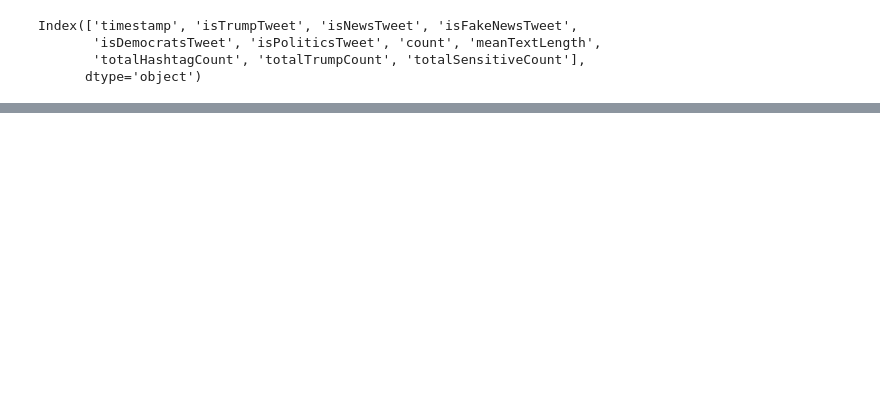
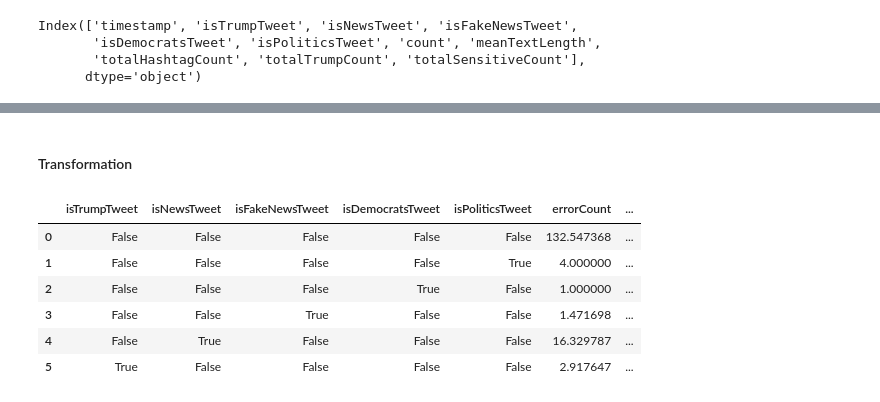
Before and after one commit to mjanschek/trumpTweets, a Jupyter notebook: src/main/python/tweetAnalysis.ipynb, the cells around one changed output, grey strips where cells are left out. Drawn from its saved outputs; the diff is of its cells as text; code cells hidden in the pictures; blank space fills up the shorter version.

```diff
--- a/src/main/python/tweetAnalysis.ipynb
+++ b/src/main/python/tweetAnalysis.ipynb
@@ -35,0 +51,10 @@ comboHistory['timestamp'] = pd.to_datetime(comboHistory['timestamp']) + timedelt
+# %%
+# The main working directory
+mainDir = "/home/garg/tweets/"
+
+comboHistoryFile = mainDir + "comboHistory.csv"
+allTweetsFile = mainDir + "tweetHistory.csv"
+
+# The prediction filepaths
+outputFile = mainDir + "timePredictions.csv"
+evalFile = mainDir + "predictionsEvaluation.csv"
@@ -173,0 +240,4 @@ timePredictions.to_csv(outputFile,
+# %%
+predEvaluation = pd.read_csv(evalFile,
+                             sep=";",
+                             header = 0)
@@ -173,0 +257,18 @@ timePredictions.to_csv(outputFile,
+# %% [markdown]
+#### Transformation
+# %%
+# transform timestamp strings to datetime format
+predEvaluation['timestamp'] = pd.to_datetime(comboHistory['timestamp']) + timedelta(hours=1)
+# %%
+# group by hashtag combination, calculate mean values of metrics
+meanEvals = predEvaluation.groupby(['isTrumpTweet','isNewsTweet','isFakeNewsTweet','isDemocratsTweet','isPoliticsTweet'])['errorCount', 'errorMeanTextLength',
+       'errorTotalHashtagCount', 'errorTotalTrumpCount', 'errorTotalSensitiveCount'].agg(np.mean).reset_index()
+meanEvals
+# %% [output]
+|  | isTrumpTweet | isNewsTweet | isFakeNewsTweet | isDemocratsTweet | isPoliticsTweet | errorCount | ... |
+| 0 | False | False | False | False | False | 132.547368 | ... |
+| 1 | False | False | False | False | True | 4.000000 | ... |
+| 2 | False | False | False | True | False | 1.000000 | ... |
+| 3 | False | False | True | False | False | 1.471698 | ... |
+| 4 | False | True | False | False | False | 16.329787 | ... |
+| 5 | True | False | False | False | False | 2.917647 | ... |
```
Also changed, not shown: parts of 41 cells of this notebook, 1 other file.
